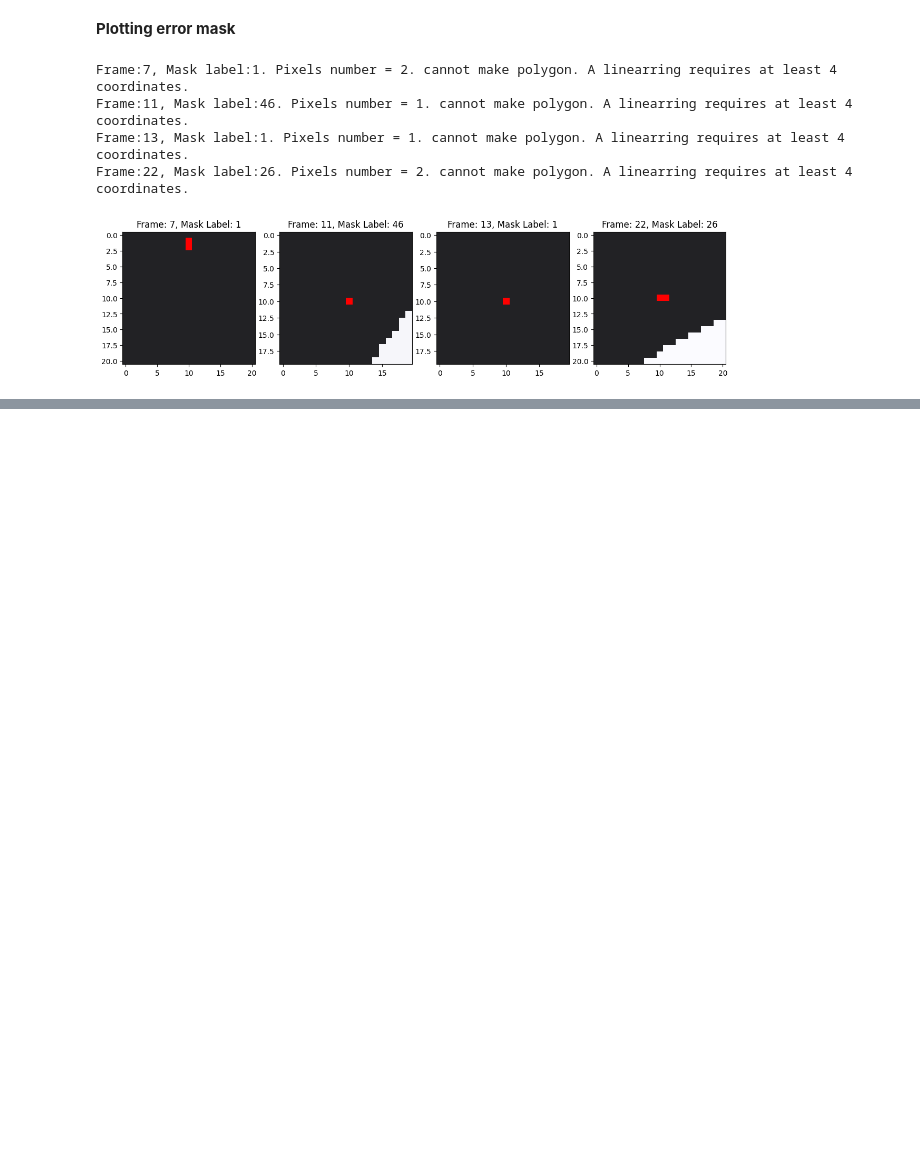
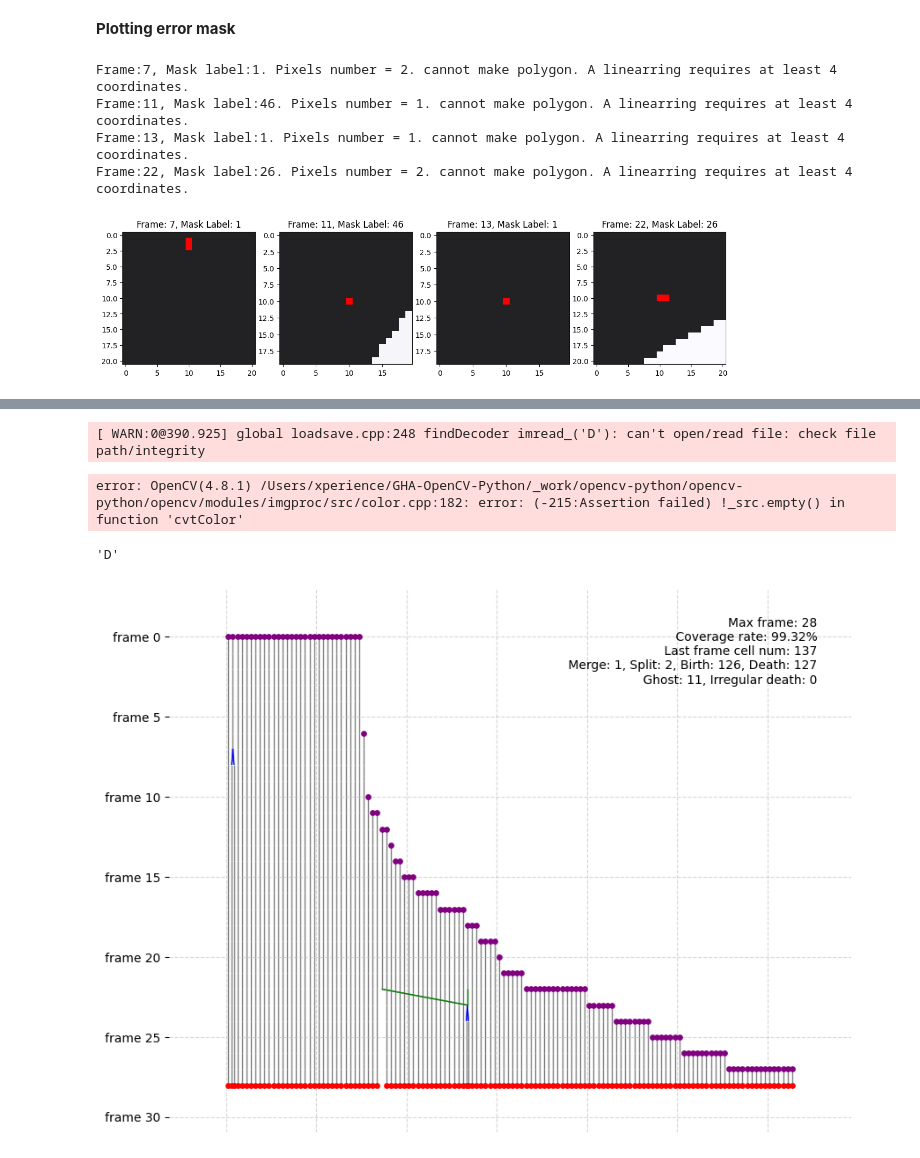
Before and after one commit to yyang35/super-segger-toolkit, a Jupyter notebook: examples/demo_visualization.ipynb, the cells around one changed output, grey strips where cells are left out. Cells and saved outputs as stored; diff of their text form; code cells hidden in the pictures; blank space fills up the shorter version.

```diff
--- a/examples/demo_visualization.ipynb
+++ b/examples/demo_visualization.ipynb
@@ -44,0 +58,4 @@ composer.show_mask_error()
+# %%
+spots_filename = "/Users/sherryyang/Documents/wiggins-lab/data/f/spots_lap.csv"
+edge_filename = "/Users/sherryyang/Documents/wiggins-lab/data/f/edges_lap.csv"
+G2 = composer.get_trackmate_linking_result(spots_filename, edge_filename, UNIT_CONVERT_COEFF= 100)
@@ -45,3 +72,20 @@ composer.show_mask_error()
+# %%
+from natsort import natsorted
+
+sorted_filenames = natsorted(composer.phase_folder)
+image = cv2.imread(sorted_filenames[12])
+image = cv2.cvtColor(image, cv2.COLOR_BGR2RGB)
+# %% [output]
+[ WARN:0@390.925] global loadsave.cpp:248 findDecoder imread_('D'): can't open/read file: check file path/integrity
+error: OpenCV(4.8.1) /Users/xperience/GHA-OpenCV-Python/_work/opencv-python/opencv-python/opencv/modules/imgproc/src/color.cpp:182: error: (-215:Assertion failed) !_src.empty() in function 'cvtColor'
+# %%
+sorted_filenames[12]
+# %% [output]
+'D'
+# %%
+visualizer.quick_lineage(G2)
+# %% [output]
+[figure, added]
 # %%
 import matplotlib.pyplot as plt
 import matplotlib.gridspec as gridspec
```
Also changed, not shown: parts of 5 cells of this notebook, 4 other files.
